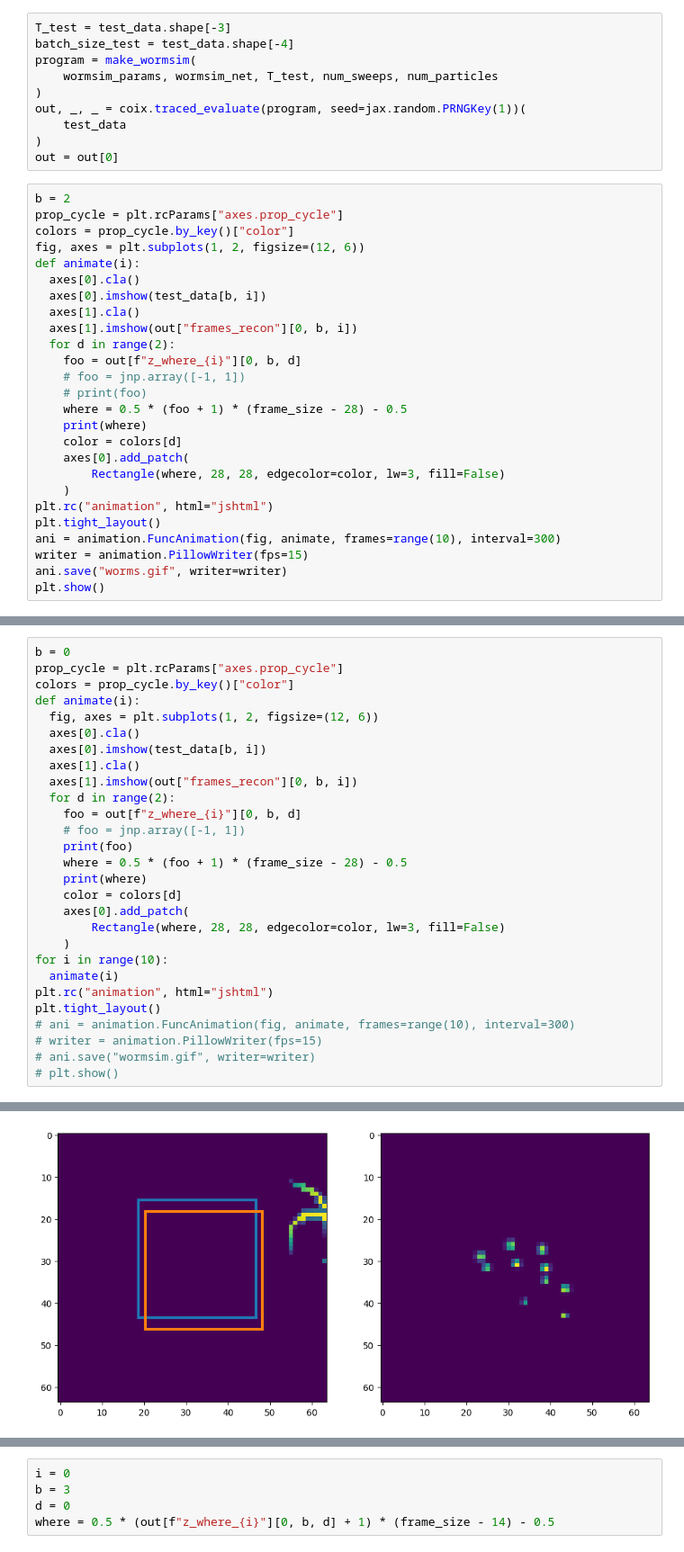
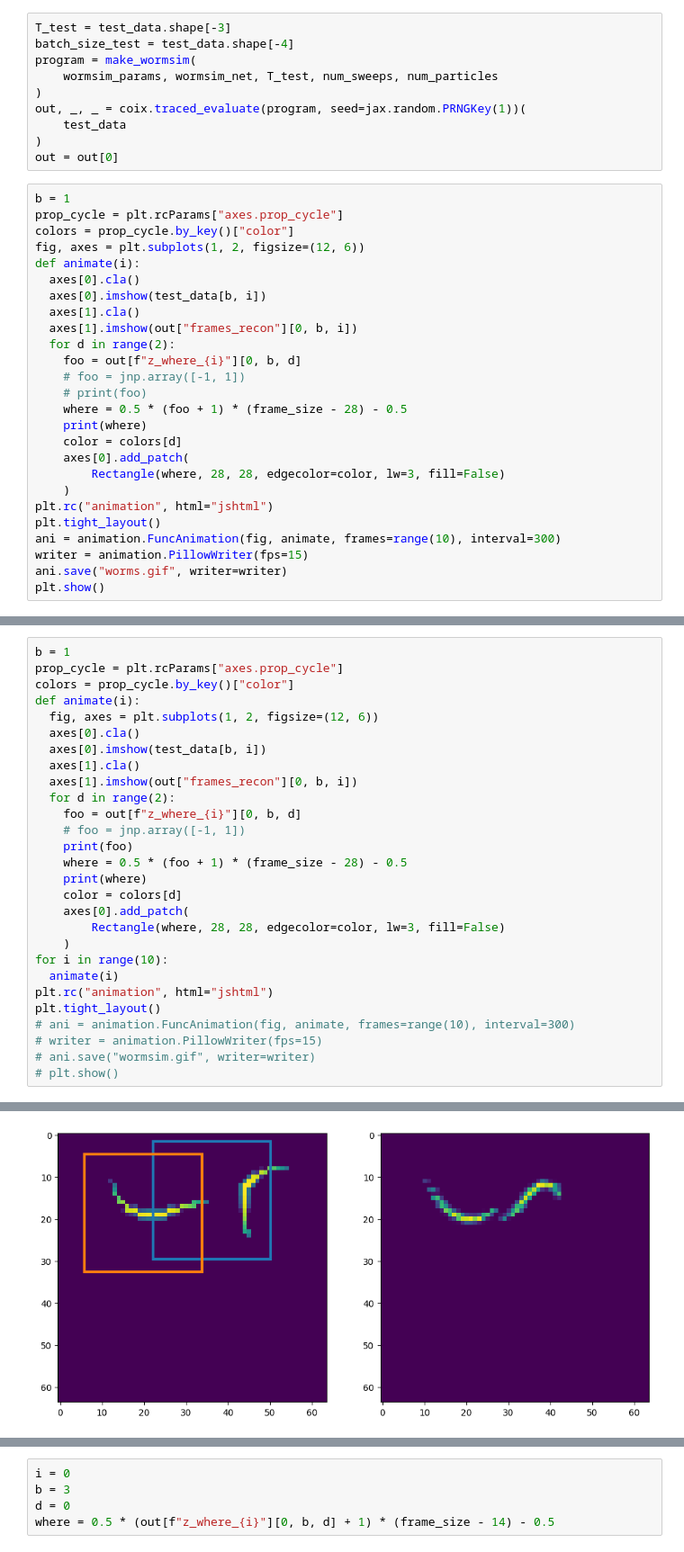
Before and after one commit to deoxyribose/wormsim, a Jupyter notebook: wormsim_encoder_only.ipynb, the cells around one changed output, grey strips where cells are left out. Shown at 90% size. Cells and saved outputs as stored; diff of their text form.

```diff
--- a/wormsim_encoder_only.ipynb
+++ b/wormsim_encoder_only.ipynb
@@ -761,7 +759,7 @@ out, _, _ = coix.traced_evaluate(program, seed=jax.random.PRNGKey(1))(
 )
 out = out[0]
 # %%
-b = 2
+b = 1
 prop_cycle = plt.rcParams["axes.prop_cycle"]
 colors = prop_cycle.by_key()["color"]
 fig, axes = plt.subplots(1, 2, figsize=(12, 6))
@@ -808,5 +806,5 @@ plt.show()
 # %%
-b = 0
+b = 1
 prop_cycle = plt.rcParams["axes.prop_cycle"]
 colors = prop_cycle.by_key()["color"]
 def animate(i):
@@ -855 +853 @@ plt.tight_layout()
-[figure, old version]
+[figure, new version]
```
Also changed, not shown: parts of 10 cells of this notebook.
